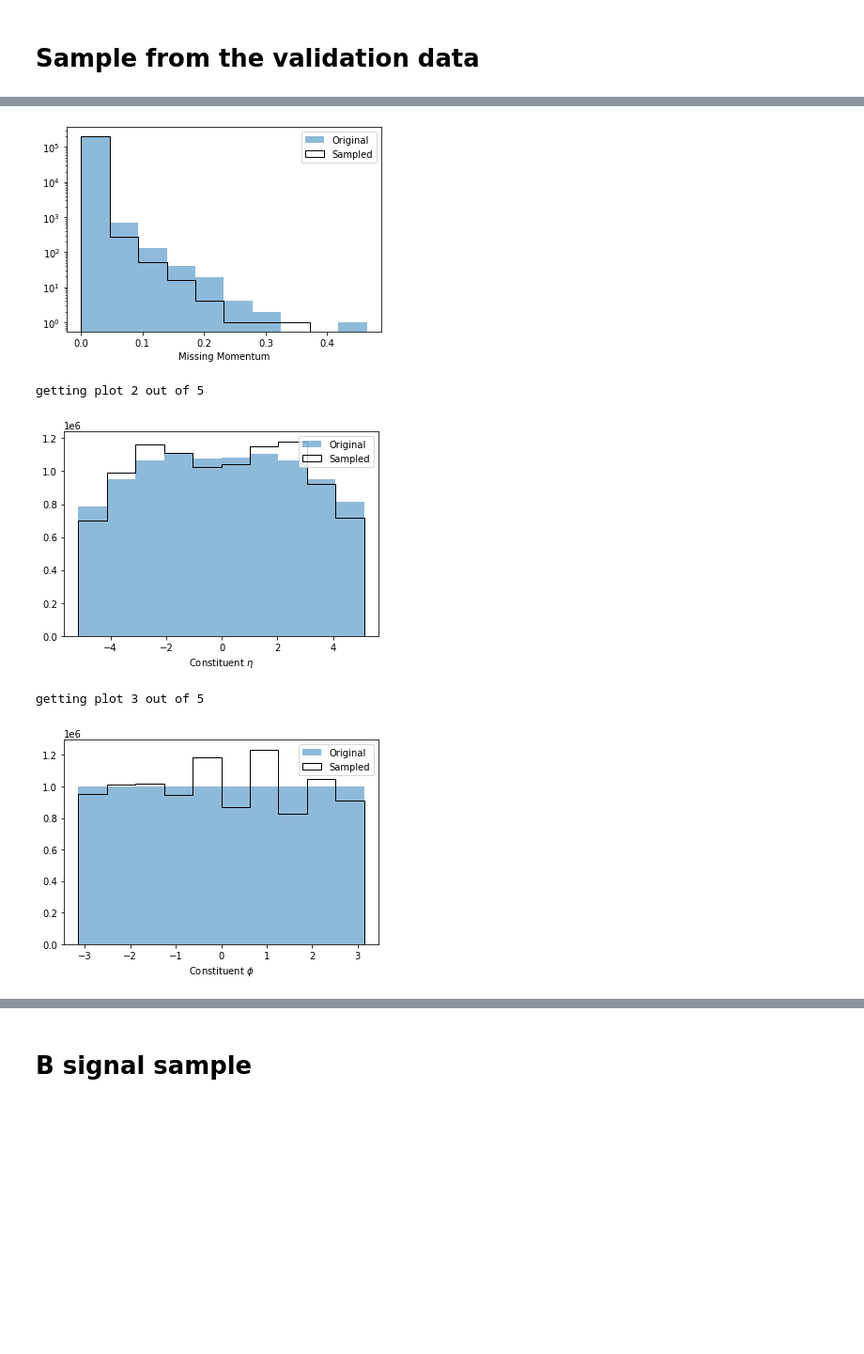
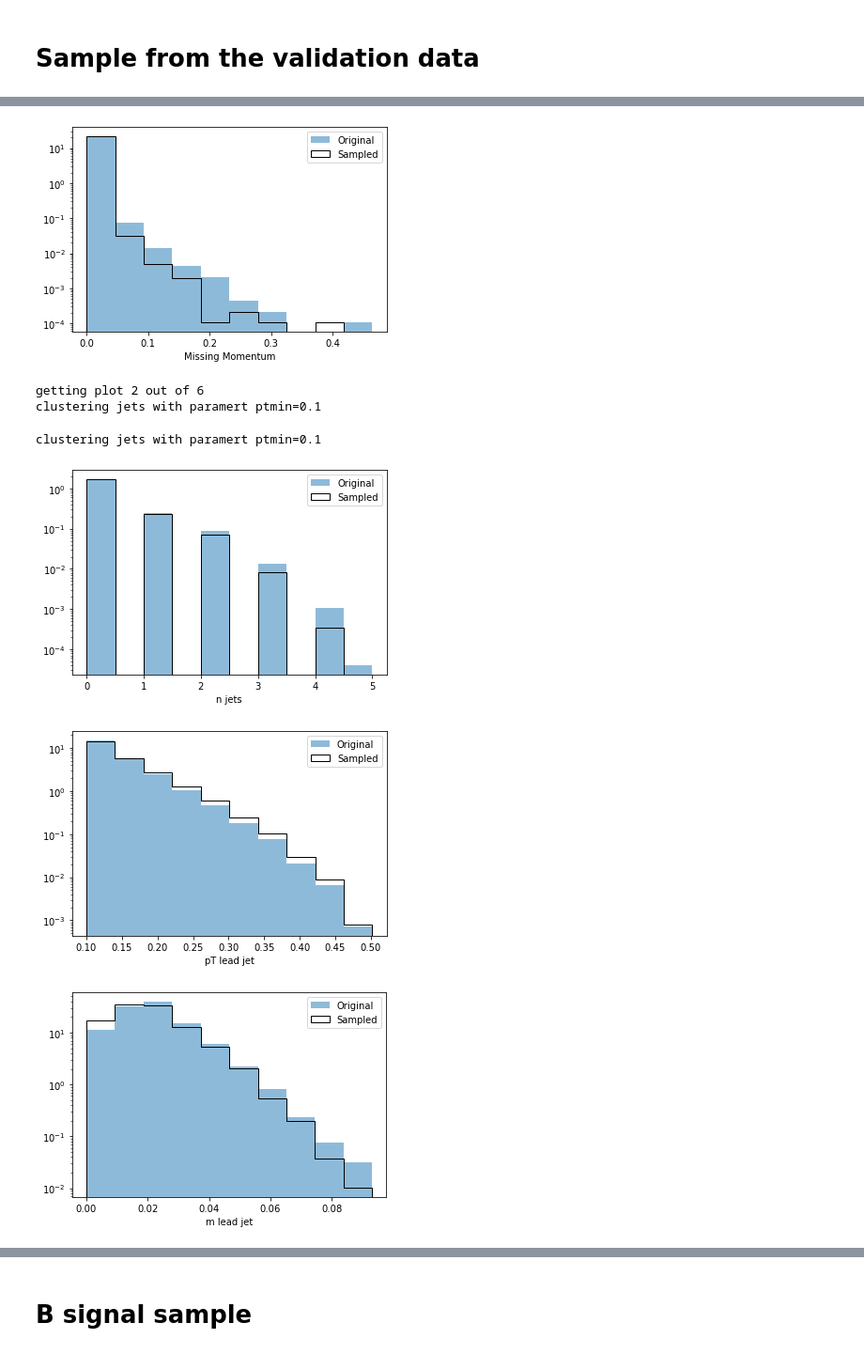
Before and after one commit to erichuangyf/copy_EMD_VAE, a Jupyter notebook: Study/sample_and_analysis.ipynb, the cells around one changed output, grey strips where cells are left out. Shown: that part at 94% size. Drawn from its saved outputs; the diff is of its cells as text; code cells hidden in the pictures; blank space fills up the shorter version.

Commit message:
plots added updates on plotting tools

```diff
--- a/Study/sample_and_analysis.ipynb
+++ b/Study/sample_and_analysis.ipynb
@@ -36,10 +36,11 @@ ________________________________________________________________________________
 input data shape:(200000, 50, 4)
 output data shape:(200000, 50, 3)
 # %%
-background_input, background_output, outjets_background = original_data_sampler.run_analysis(
+background_input, background_output, outjets_background, background_ht = original_data_sampler.run_analysis(
     "/global/home/users/yifengh3/VAE/B_results/method2_beta2/end_beta_checkpoint/model_weights_end_1414_3.2e-02.hdf5",
     number_of_sampling=1,
-    stop_index=None)
+    stop_index=None,
+    out_plot_prefix="/global/home/users/yifengh3/VAE/sampled_plot")
 # %% [output]
 vae input size: (200000, 50, 4)
 validation data size: (200000, 50, 3)
@@ -48,5 +49,7 @@ getting plot 1 out of 5
-[figure, old version]
+[figure, new version]
-getting plot 2 out of 5
+getting plot 2 out of 6
+clustering jets with paramert ptmin=0.1
+clustering jets with paramert ptmin=0.1
-[figure, old version]
+[figure, new version]
-getting plot 3 out of 5
-[figure, old version]
+[figure, new version]
+[figure, new version]
```
Also changed, not shown: parts of 10 cells of this notebook, 1 other file.
